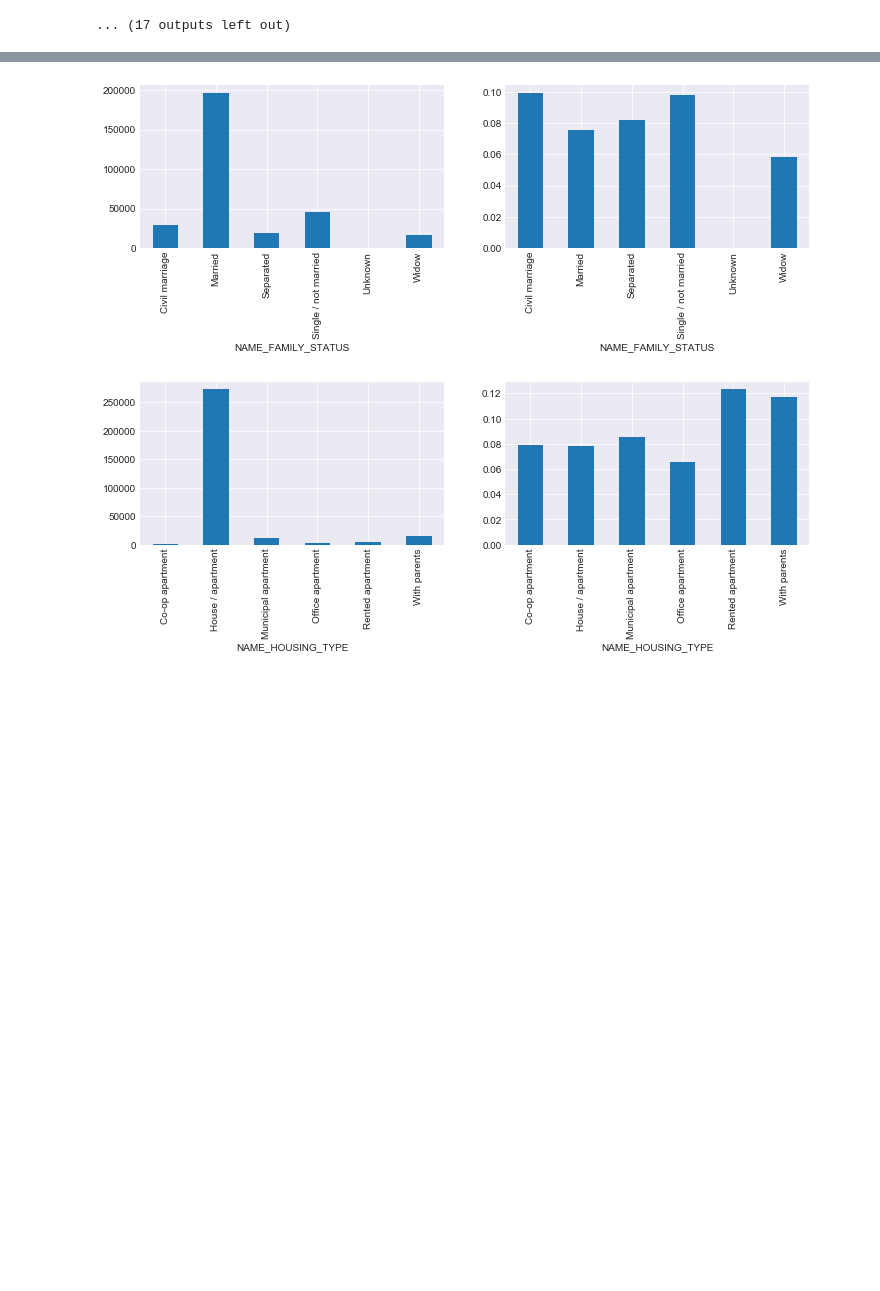
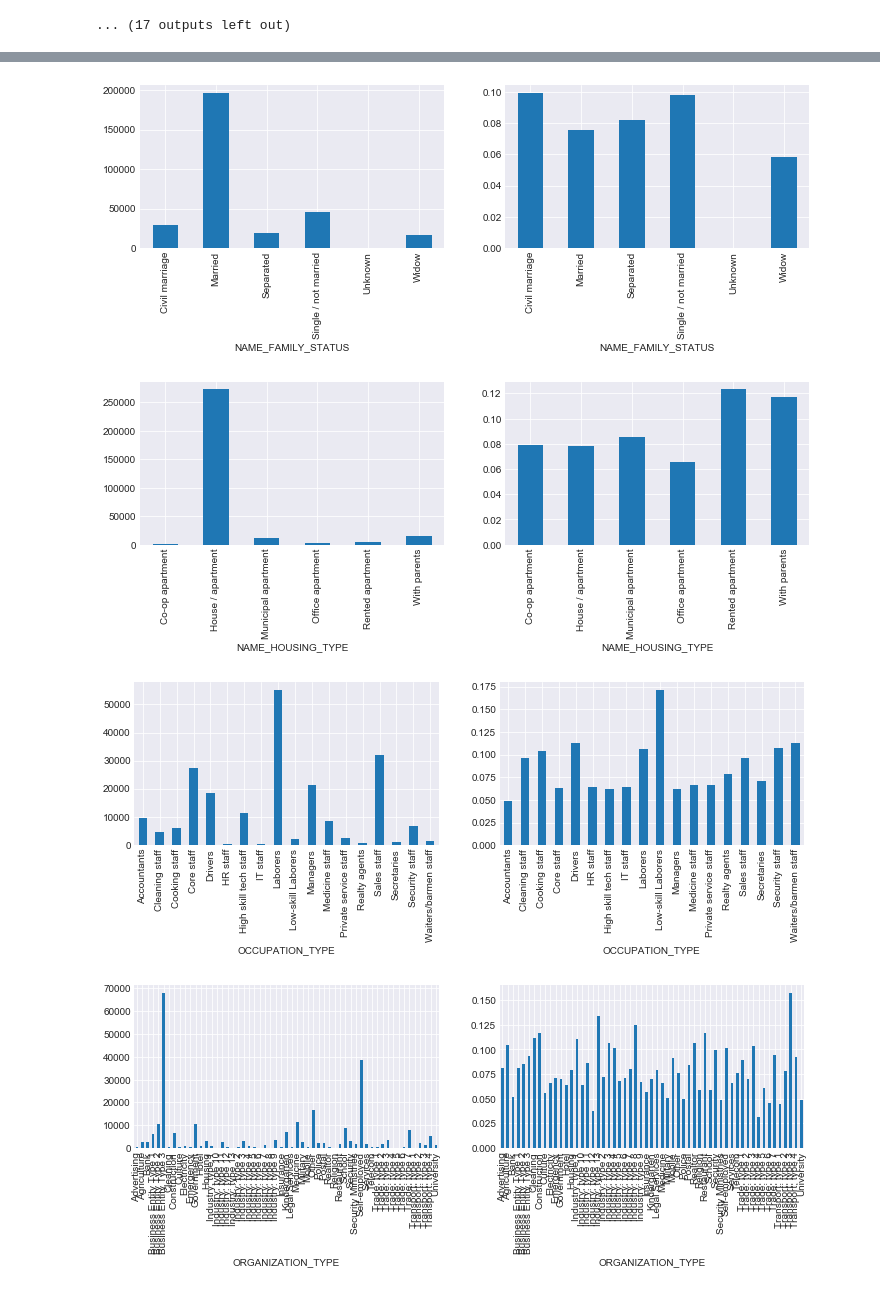
Before and after one commit to amaotone/home-credit-default-risk, a Jupyter notebook: protos/EDA_train_test.ipynb, the cells around one changed output, grey strips where cells are left out. Cells and saved outputs as stored; diff of their text form; code cells hidden in the pictures; blank space fills up the shorter version.

```diff
--- a/protos/EDA_train_test.ipynb
+++ b/protos/EDA_train_test.ipynb
@@ -15,12 +15,17 @@ from IPython.display import display
 sns.set_style('darkgrid')
 tqdm.pandas()
 # %%
-train = pd.read_feather('../data/input/application_train.ftr')
-test = pd.read_feather('../data/input/application_test.ftr')
+train = pd.read_feather('../input/application_train.ftr')
+test = pd.read_feather('../input/application_test.ftr')
+# %%
+train.iloc[:, 1:] = train.iloc[:, 1:].replace({'Y': 1, 'N': 0, 'M': 0, 'F': 1, 'XNA': np.nan, 'XAP': np.nan, 365243: np.nan})
 # %%
 # https://www.kaggle.com/c/home-credit-default-risk/discussion/57248
 train.replace({'Y': 1, 'N': 0, 'M': 0, 'F': 1, 'XNA': np.nan, 'XAP': np.nan, 365243: np.nan}, inplace=True)
 test.replace({'Y': 1, 'N': 0, 'M': 0, 'F': 1, 'XNA': np.nan, 'XAP': np.nan, 365243: np.nan}, inplace=True)
+# %%
+train.SK_ID_CURR = train.SK_ID_CURR.fillna(365243).astype(int)
+test.SK_ID_CURR = test.SK_ID_CURR.fillna(365243).astype(int)
 # %%
 pos = train.TARGET==1
 neg = train.TARGET==0
@@ -144,15 +158,17 @@ for f in bin_columns:
 # %%
-train_name = train.filter(regex='(TARGET|NAME_)')
+train_name = train.filter(regex='(TARGET|NAME_|_TYPE)')
 name_cols = [f for f in train_name.columns if f!='TARGET']
 for f in name_cols:
     fig, axes = plt.subplots(ncols=2, figsize=(12, 3))
     train_name.groupby(f).TARGET.count().plot.bar(ax=axes[0])
     train_name.groupby(f).TARGET.mean().plot.bar(ax=axes[1])
     plt.show()
 # %% [output]
 [figure]
 [figure]
 [figure]
 [figure]
 [figure]
 [figure]
+[figure, added]
+[figure, added]
```
Also changed, not shown: parts of 21 cells of this notebook, 3 other files.
